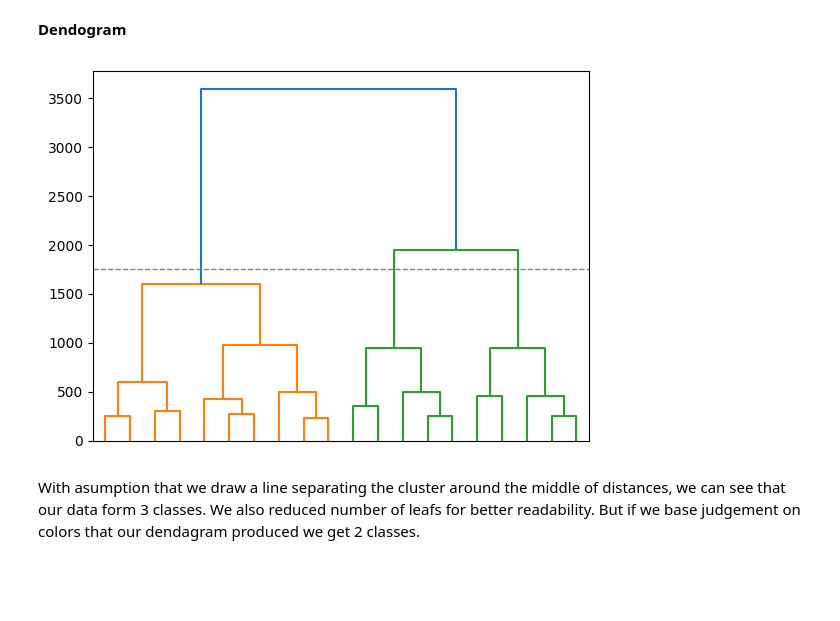
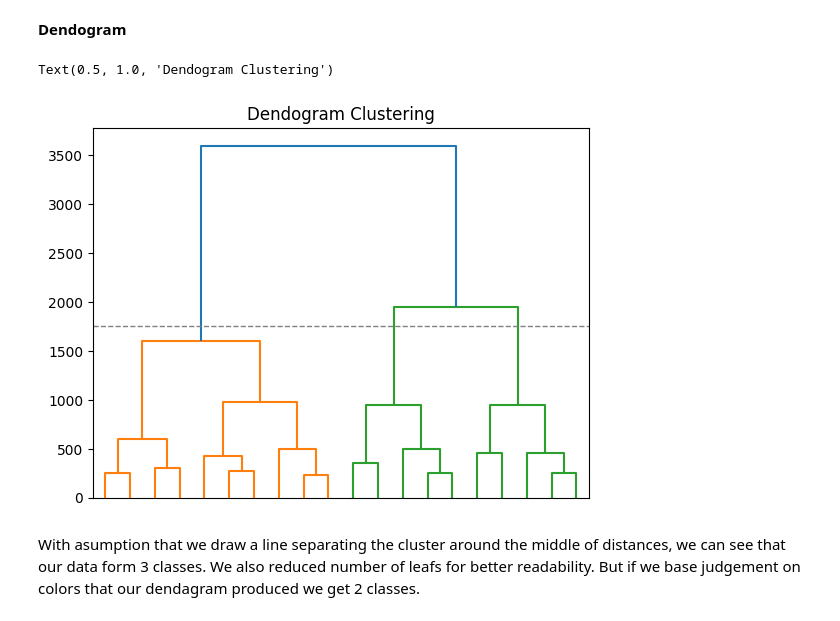
Before and after one commit to Bladwark/Penguins, a Jupyter notebook: penguins_type_analysis.ipynb, the cells around one changed output. Saved outputs shown, nothing was run; the diff lists cells and outputs as text; code cells hidden in the pictures; blank space fills up the shorter version.

```diff
--- a/penguins_type_analysis.ipynb
+++ b/penguins_type_analysis.ipynb
@@ -324,10 +326,11 @@ Now we are going to try a couple of clustering algorithms:
 # %%
 mergings = hierarchy.linkage(df_reduced_no_scaling, method='complete')
 hierarchy.dendrogram(mergings,no_labels = True,p=20,truncate_mode='lastp',)
 plt.axhline(y=1750, c='grey', lw=1, linestyle='dashed')
-plt.show()
+plt.title('Dendogram Clustering')
 # %% [output]
+Text(0.5, 1.0, 'Dendogram Clustering')
-[figure, old version]
+[figure, new version]
 # %% [markdown]
 With asumption that we draw a line separating the cluster around the middle of distances, we can see that our data form 3 classes. We also reduced number of leafs for better readability. But if we base judgement on colors that our dendagram produced we get 2 classes.
 # %% [markdown]
```
Also changed, not shown: parts of 64 cells of this notebook.
